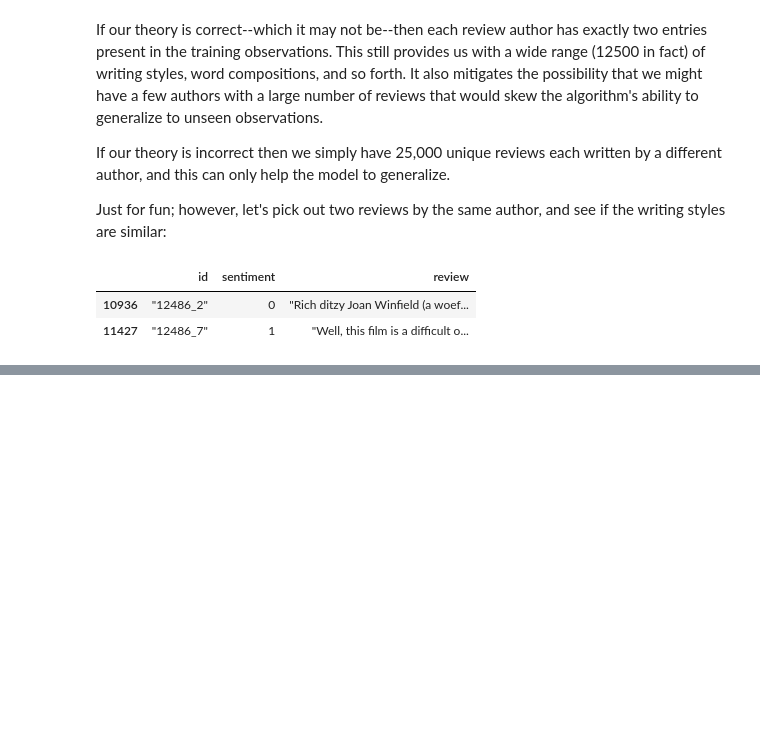
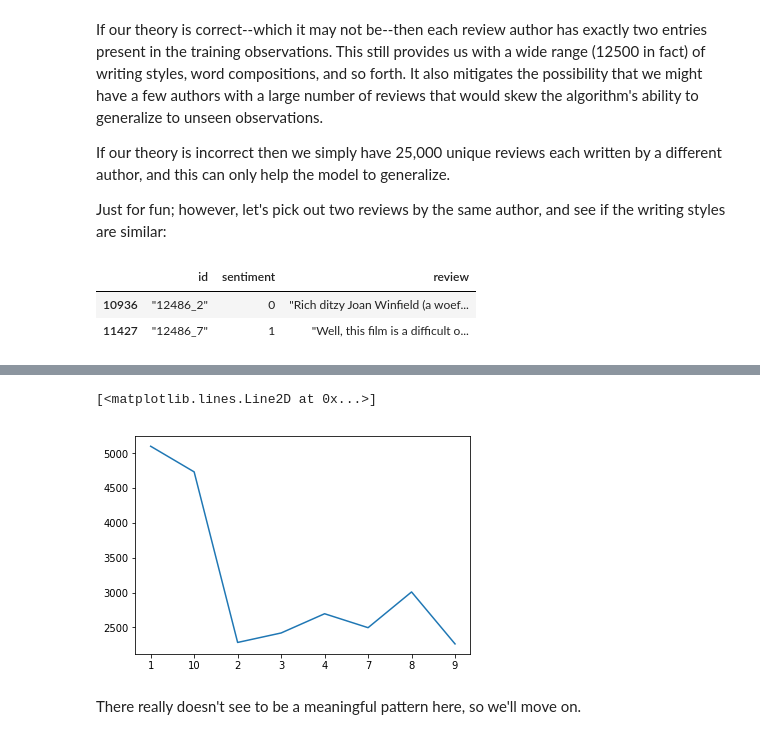
Before and after one commit to nrasch/Portfolio, a Jupyter notebook: Machine-Learning/Python/04-Classic-Datasets/Model-06.ipynb, the cells around one changed output, grey strips where cells are left out. Cells and saved outputs as stored; diff of their text form; code cells hidden in the pictures; blank space fills up the shorter version.

```diff
--- a/Machine-Learning/Python/04-Classic-Datasets/Model-06.ipynb
+++ b/Machine-Learning/Python/04-Classic-Datasets/Model-06.ipynb
@@ -708,0 +222,6 @@ with tf.Session(graph = graph) as sess:
+# %%
+# Pull out the second part of the ID values using a list comprehension, and place results into a Pandas Series object
+ids = pd.Series([x[1] for x in split])
+
+#Examine the distribution
+print(ids.value_counts().to_string())
@@ -708,0 +237,8 @@ with tf.Session(graph = graph) as sess:
+# %%
+# Visually inspect the distribution
+plt.plot(ids.value_counts().sort_index(ascending = True, inplace = False))
+# %% [output]
+[<matplotlib.lines.Line2D at 0x...>]
+[figure, added]
+# %% [markdown]
+There really doesn't see to be a meaningful pattern here, so we'll move on.
```
Also changed, not shown: parts of 75 cells of this notebook.
